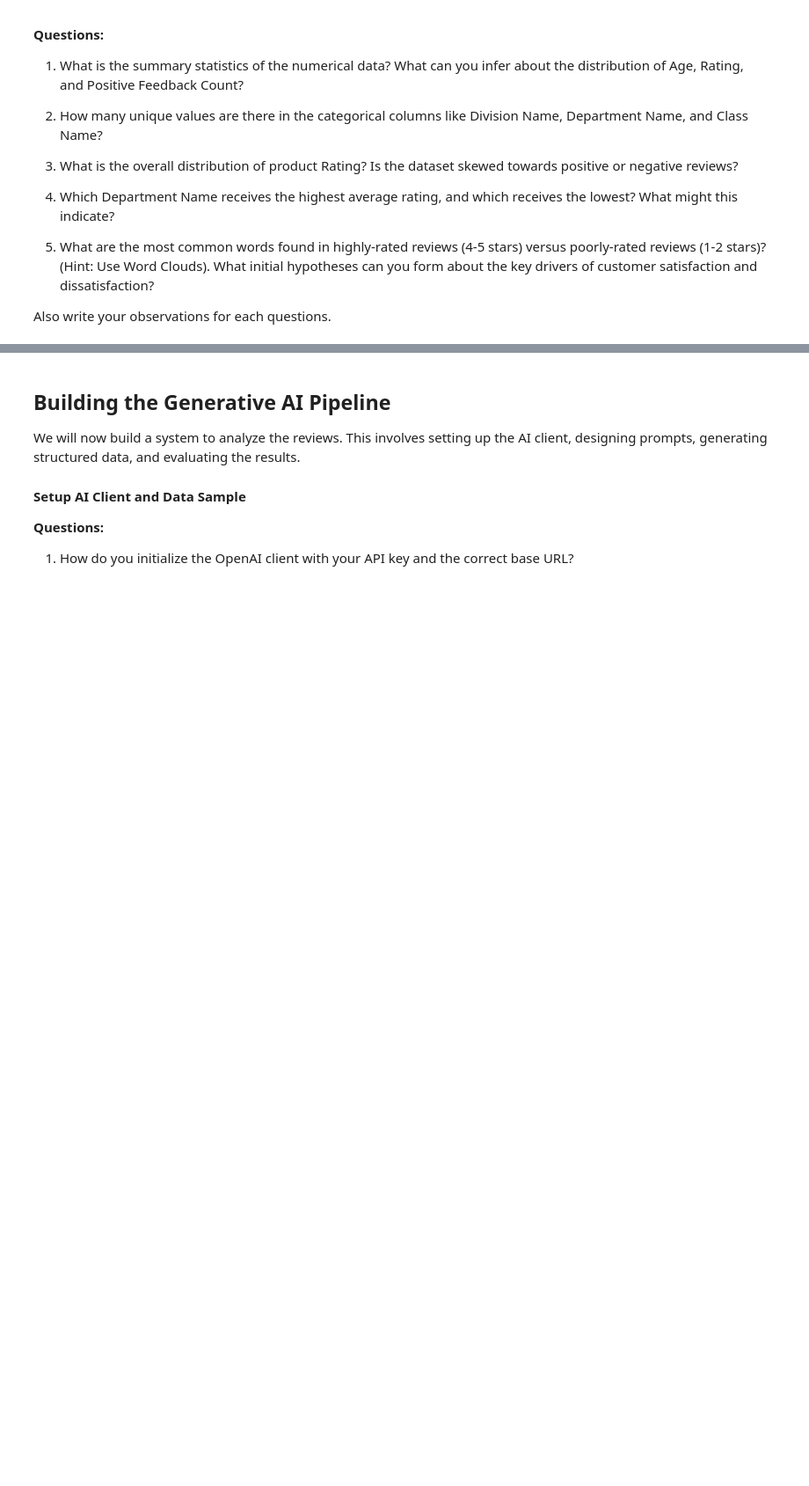
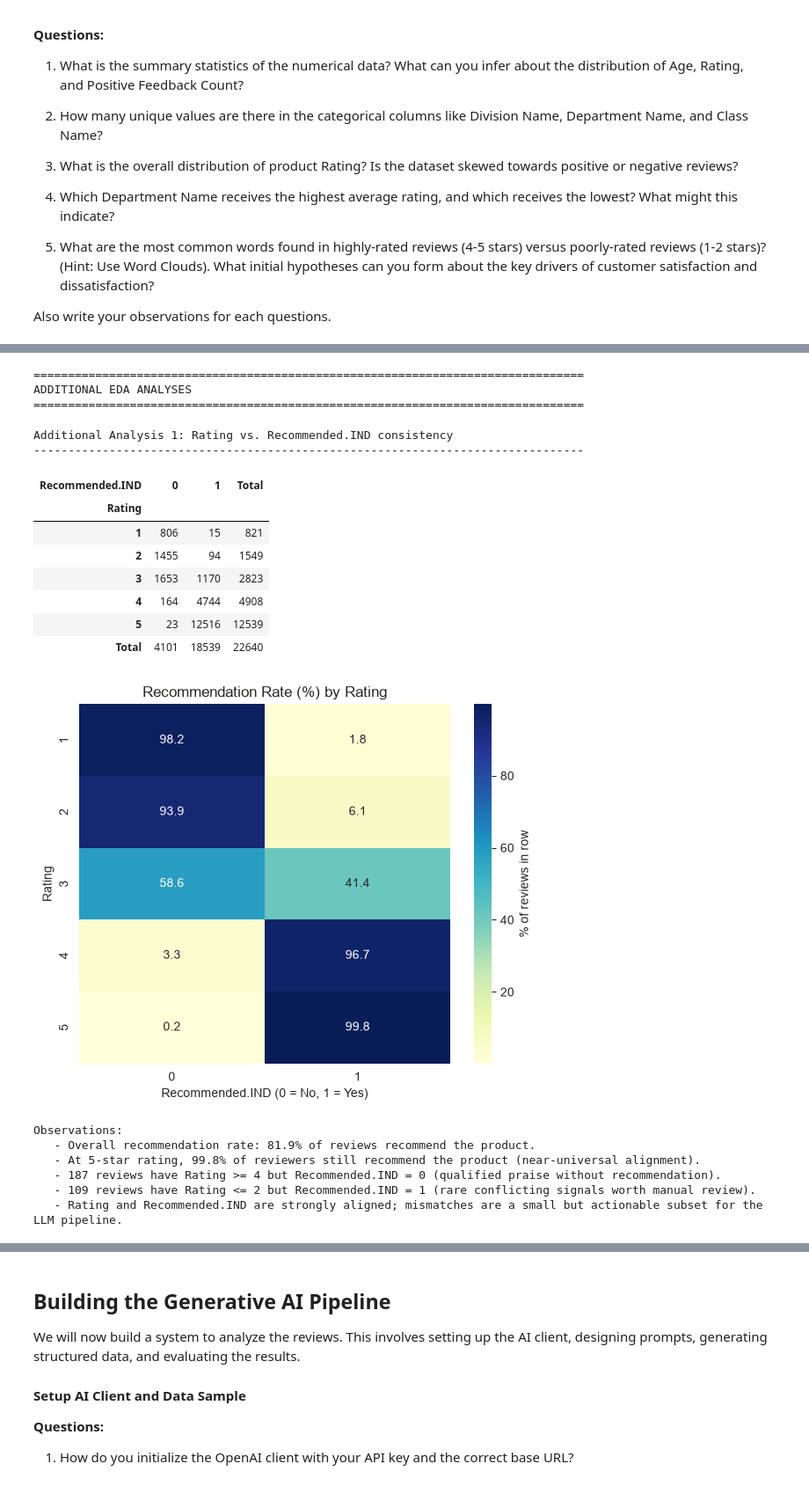
Before and after one commit to sys8dev/real-time-retail-feedback-intelligence, a Jupyter notebook: Real_Time_Retail_Feedback_Intelligence_Full_code.ipynb, the cells around one changed output, grey strips where cells are left out. Shown at 88% size. Drawn from its saved outputs; the diff is of its cells as text; code cells hidden in the pictures; blank space fills up the shorter version.

```diff
--- a/Real_Time_Retail_Feedback_Intelligence_Full_code.ipynb
+++ b/Real_Time_Retail_Feedback_Intelligence_Full_code.ipynb
@@ -710,0 +1076,70 @@ Also write your observations for each questions.
+# %%
+# ----------------------------------------------------------------------
+# Additional Exploratory Data Analysis
+# Supplementary analyses beyond the five core EDA questions.
+# ----------------------------------------------------------------------
+
+print("\n" + "=" * 80)
+print("ADDITIONAL EDA ANALYSES")
+print("=" * 80)
+# %% [output]
+================================================================================
+ADDITIONAL EDA ANALYSES
+================================================================================
+# %%
+# ------------------------------------------------------------------
+# Additional Analysis 1: Rating vs. Recommended.IND consistency
+# Compare star ratings with the binary recommendation flag to identify aligned vs. conflicting satisfaction signals.
+# ------------------------------------------------------------------
+print("\nAdditional Analysis 1: Rating vs. Recommended.IND consistency")
+print("-" * 80)
+
+rating_rec_crosstab = pd.crosstab(
+    df["Rating"], df["Recommended.IND"], margins=True, margins_name="Total"
+)
+display(rating_rec_crosstab)
+
+crosstab_pct = pd.crosstab(df["Rating"], df["Recommended.IND"], normalize="index") * 100
+fig, ax = plt.subplots(figsize=(6, 5))
+sns.heatmap(
+    crosstab_pct,
+    annot=True,
+    fmt=".1f",
+    cmap="YlGnBu",
+    cbar_kws={"label": "% of reviews in row"},
+    ax=ax,
+)
+ax.set_title("Recommendation Rate (%) by Rating")
+ax.set_xlabel("Recommended.IND (0 = No, 1 = Yes)")
+ax.set_ylabel("Rating")
+plt.tight_layout()
+plt.show()
+
+mismatch_high = ((df["Rating"] >= 4) & (df["Recommended.IND"] == 0)).sum()
+mismatch_low = ((df["Rating"] <= 2) & (df["Recommended.IND"] == 1)).sum()
+pct_recommend_at_5 = crosstab_pct.loc[5, 1] if 5 in crosstab_pct.index else np.nan
+
+print("Observations:")
+print(f"   - Overall recommendation rate: {df['Recommended.IND'].mean() * 100:.1f}% of reviews recommend the product.")
+print(f"   - At 5-star rating, {pct_recommend_at_5:.1f}% of reviewers still recommend the product (near-universal alignment).")
+print(f"   - {mismatch_high:,} reviews have Rating >= 4 but Recommended.IND = 0 (qualified praise without recommendation).")
+print(f"   - {mismatch_low:,} reviews have Rating <= 2 but Recommended.IND = 1 (rare conflicting signals worth manual review).")
+print(f"   - Rating and Recommended.IND are strongly aligned; mismatches are a small but actionable subset for the LLM pipeline.")
+# %% [output]
+Additional Analysis 1: Rating vs. Recommended.IND consistency
+--------------------------------------------------------------------------------
+| Recommended.IND | 0 | 1 | Total |
+| Rating |  |  |  |
+| 1 | 806 | 15 | 821 |
+| 2 | 1455 | 94 | 1549 |
+| 3 | 1653 | 1170 | 2823 |
+| 4 | 164 | 4744 | 4908 |
+| 5 | 23 | 12516 | 12539 |
+| Total | 4101 | 18539 | 22640 |
+[figure, added]
+Observations:
+   - Overall recommendation rate: 81.9% of reviews recommend the product.
+   - At 5-star rating, 99.8% of reviewers still recommend the product (near-universal alignment).
+   - 187 reviews have Rating >= 4 but Recommended.IND = 0 (qualified praise without recommendation).
+   - 109 reviews have Rating <= 2 but Recommended.IND = 1 (rare conflicting signals worth manual review).
+   - Rating and Recommended.IND are strongly aligned; mismatches are a small but actionable subset for the LLM pipeline.
```
Also changed, not shown: parts of 25 cells of this notebook, 3 other files.
